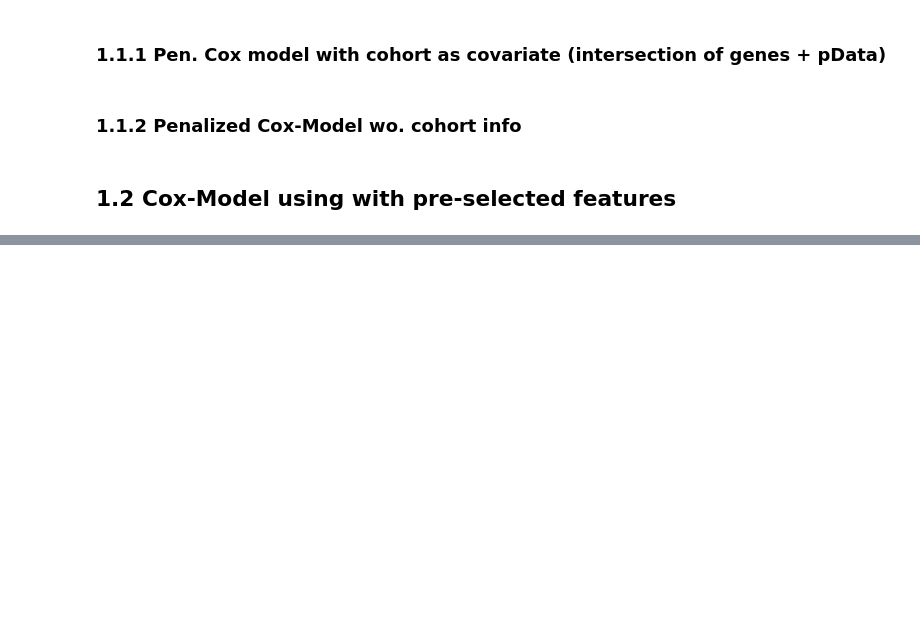
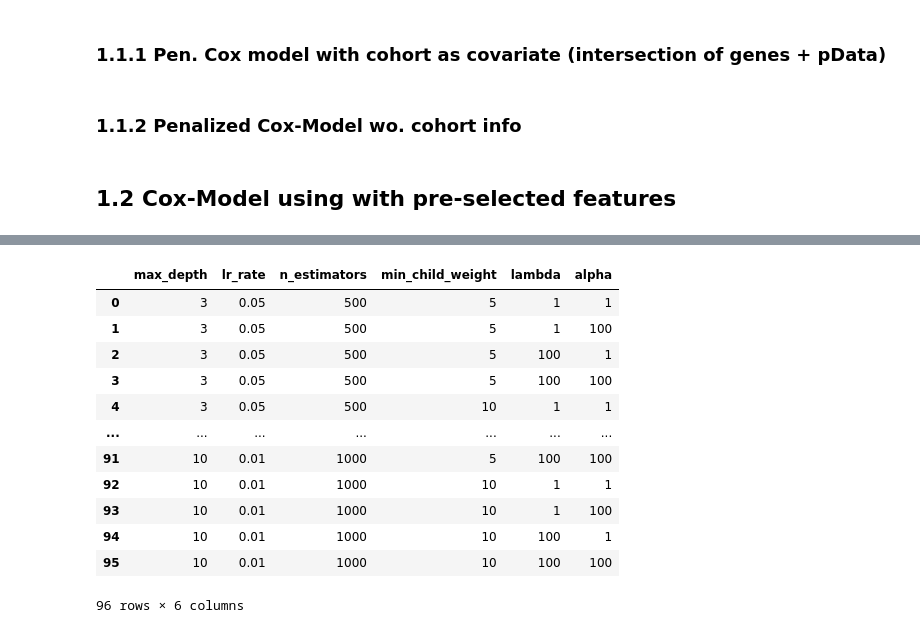
Before and after one commit to JonasSchernich/StatisticalConsulting, a Jupyter notebook: modelling_playground_laetti.ipynb, the cells around one changed output, grey strips where cells are left out. Saved outputs shown, nothing was run; the diff lists cells and outputs as text; code cells hidden in the pictures; blank space fills up the shorter version.

```diff
--- a/modelling_playground_laetti.ipynb
+++ b/modelling_playground_laetti.ipynb
@@ -129,0 +142,29 @@ pd.DataFrame([gcv_result_woc]).to_csv("pen_cox_pData_exprs_woc.csv")
+# %%
+from itertools import product
+
+max_depths = [3, 6, 10]
+lr_rates = [0.05, 0.01]
+n_estimators = [500, 1000]
+min_child_weight = [5, 10]
+la = [1, 100]
+alpha = [1, 100]
+
+param_grid = pd.DataFrame(
+    list(product(max_depths, lr_rates, n_estimators, min_child_weight, la, alpha)),
+    columns=['max_depth', 'lr_rate', 'n_estimators', 'min_child_weight' ,'lambda', 'alpha']
+)
+param_grid
+# %% [output]
+|  | max_depth | lr_rate | n_estimators | min_child_weight | lambda | alpha |
+| 0 | 3 | 0.05 | 500 | 5 | 1 | 1 |
+| 1 | 3 | 0.05 | 500 | 5 | 1 | 100 |
+| 2 | 3 | 0.05 | 500 | 5 | 100 | 1 |
+| 3 | 3 | 0.05 | 500 | 5 | 100 | 100 |
+| 4 | 3 | 0.05 | 500 | 10 | 1 | 1 |
+| ... | ... | ... | ... | ... | ... | ... |
+| 91 | 10 | 0.01 | 1000 | 5 | 100 | 100 |
+| 92 | 10 | 0.01 | 1000 | 10 | 1 | 1 |
+| 93 | 10 | 0.01 | 1000 | 10 | 1 | 100 |
+| 94 | 10 | 0.01 | 1000 | 10 | 100 | 1 |
+| 95 | 10 | 0.01 | 1000 | 10 | 100 | 100 |
+96 rows × 6 columns
```
Also changed, not shown: parts of 25 cells of this notebook, 2 other files.
